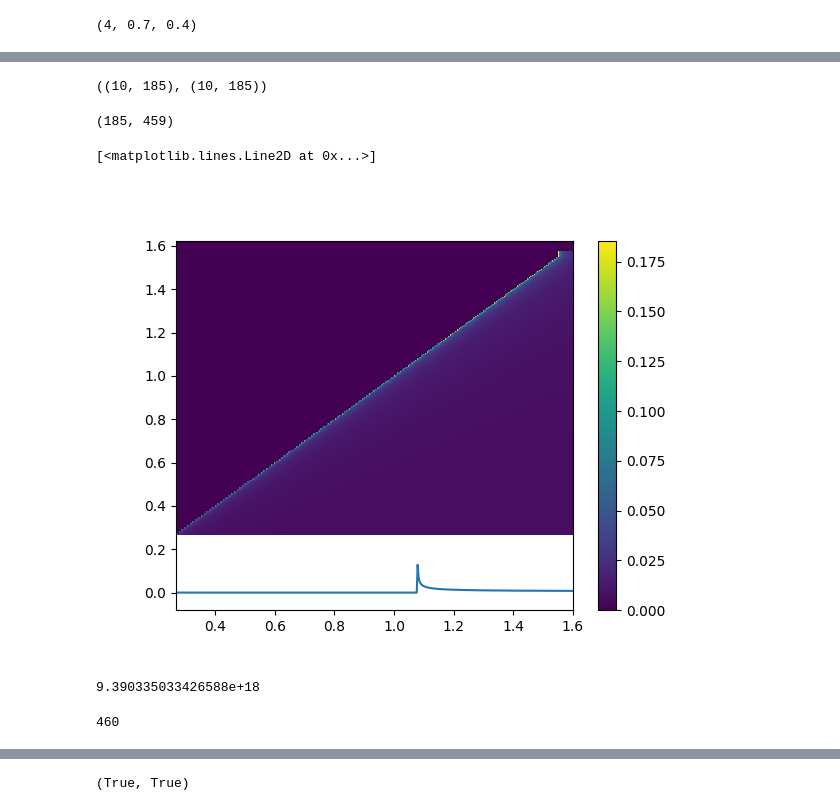
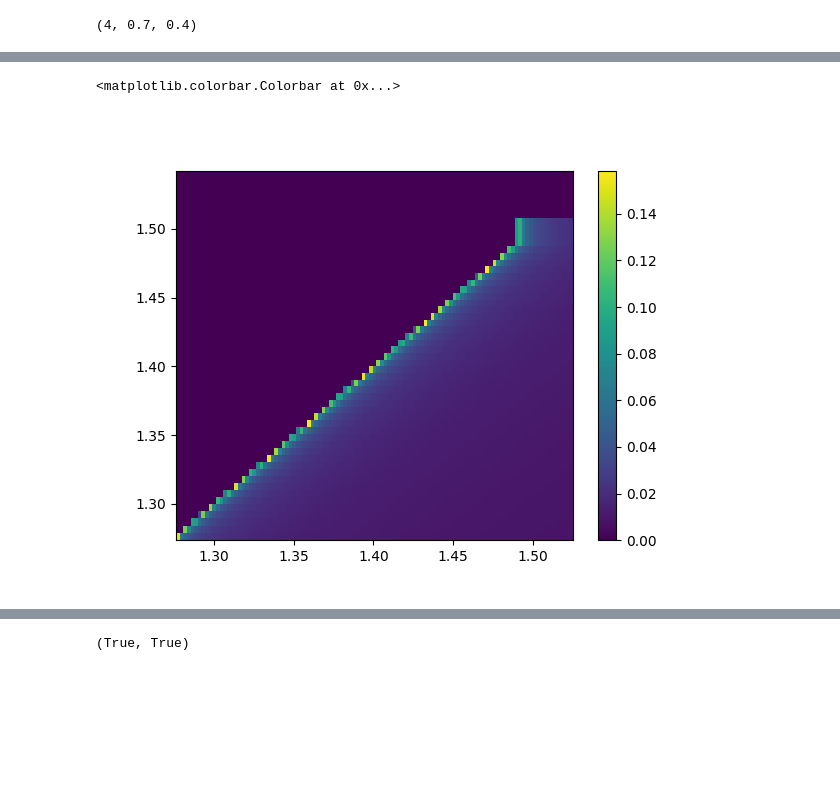
Before and after one commit to JamieDunsmore7/tokamak_inversion_routines, a Jupyter notebook: Testing/DisectingTheAlgorithm.ipynb, the cells around one changed output, grey strips where cells are left out. Saved outputs shown, nothing was run; the diff lists cells and outputs as text; code cells hidden in the pictures; blank space fills up the shorter version.

```diff
--- a/Testing/DisectingTheAlgorithm.ipynb
+++ b/Testing/DisectingTheAlgorithm.ipynb
@@ -7,7 +7,7 @@ import sys
 plot = True
 # %%
 ### load the dictionary
-dictFile = '/home/sthoma/tokamak_inversion_routines/Dictionaries/inputDict50499.txt'
+dictFile = '/home/sthoma/tokamak_inversion_routines/Dictionaries/51347_experiment10.txt'
 inputDict = fn.loadDict(dictFile)
 
 ### unzip the dictionary
@@ -25,17 +25,17 @@ raverage = inputDict['raverage']
 taverage = inputDict['taverage']
 # T0 = inputDict['T0']
 # T1 = inputDict['T1']
-T0 = 500
-T1 = 510
+T0 = 182
+T1 = 183
 
 ### for converting to photons and account for vignetting
 photons = bool(inputDict['photons'])
-exposureMult = inputDict['exposureMult']
+# exposureMult = inputDict['exposureMult']
 vignette = bool(inputDict['vignette'])
 
 ### variables for the inversion, should be approximately constant
 saveFile = inputDict['saveFile']
-rEnd = inputDict['rEnd']
+rEnd = 1.525 # inputDict['rEnd']
 nrMult = inputDict['nrMult']
 sysErr = inputDict['sysErr']
 photon = bool(inputDict['photon'])
@@ -70,11 +70,19 @@ R0, z0 = HSV.getRz(Rzfile, I0, I1, J0, J1)
 
 ### prepping R, adding extra, and flipping
 R, goodChans, flipBool = fn.prepR(R0, rEnd)
+
+### load the mask if using one
+try:
+    mask = HSV.loadMask(maskFile, flipBool, rEnd)
+except TypeError as e:
+    print('No maskFile, not using a mask')
+    mask = np.ones(data.shape[1]).astype(bool)
+
 ### grid to interpolate onto
-nGrid = int(len(R0) * nrMult)
-Rgrid, RgridB = fn.makeGrid(R, nGrid)
+nGrid = int((np.where(mask)[0][-1] - np.where(mask)[0][0]) * nrMult)
+Rgrid, RgridB = fn.makeGrid(R[mask], nGrid)
 ### making dL
-dL = fn.makeDL(Rgrid, R)
+dL = fn.makeDL(Rgrid, R[mask])
 # %%
 ### quicker than loading the whole dataset
 trange = HSV.makeTimeRange(shotn, T0, T1)
@@ -133,30 +136,14 @@ D = fn.regulMatrix(nGrid, biasedEdges=biasedEdges) * Dmult
 indLos = slice(0, nR)
 indSpace = slice(0, nGrid-1)
 Q = np.linspace(0., 1., np.count_nonzero(mask))
-# %%
-data.shape, err.shape
-# %% [output]
-((10, 185), (10, 185))
-# %%
-dL.shape
-# %% [output]
-(185, 459)
 # %%
 import matplotlib.pyplot as plt
 %matplotlib widget
 # %%
 plt.figure()
-plt.pcolormesh(RgridB, R, dL)
+plt.pcolormesh(RgridB, R[mask], dL)
 plt.colorbar()
-plt.plot(RgridB, dL[100])
+# plt.plot(RgridB, dL[100])
 # %% [output]
-[<matplotlib.lines.Line2D at 0x...>]
+<matplotlib.colorbar.Colorbar at 0x...>
-[figure, old version]
+[figure, new version]
-# %%
-scale
-# %% [output]
-9.390335033426588e+18
-# %%
-nGrid
-# %% [output]
-460
```
Also changed, not shown: parts of 38 cells of this notebook, 26 other files.
